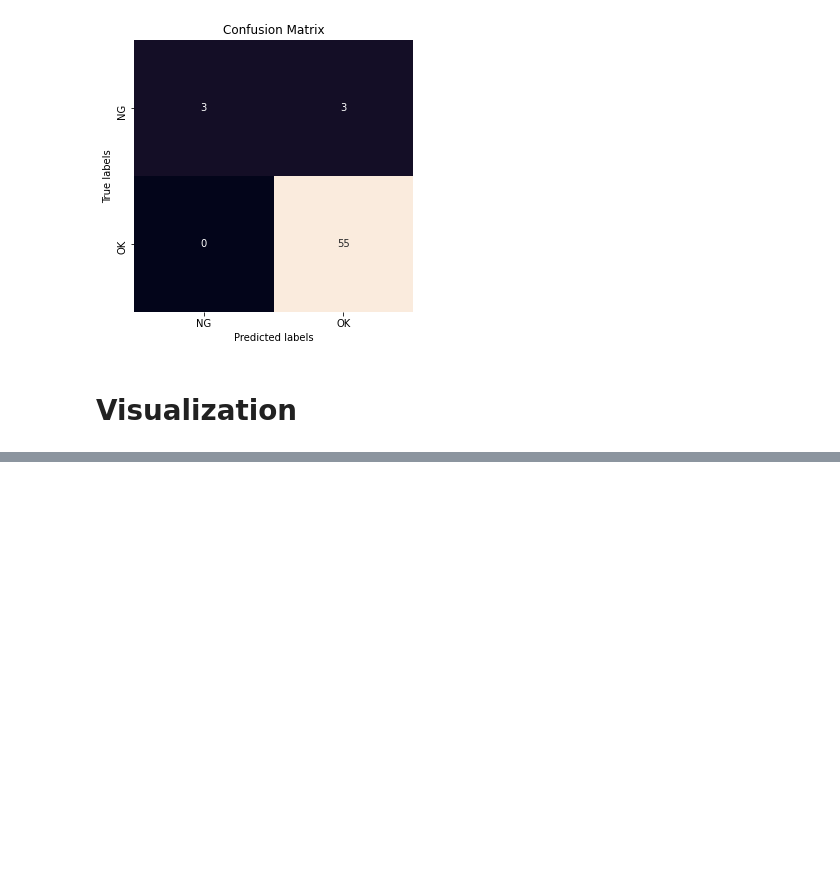
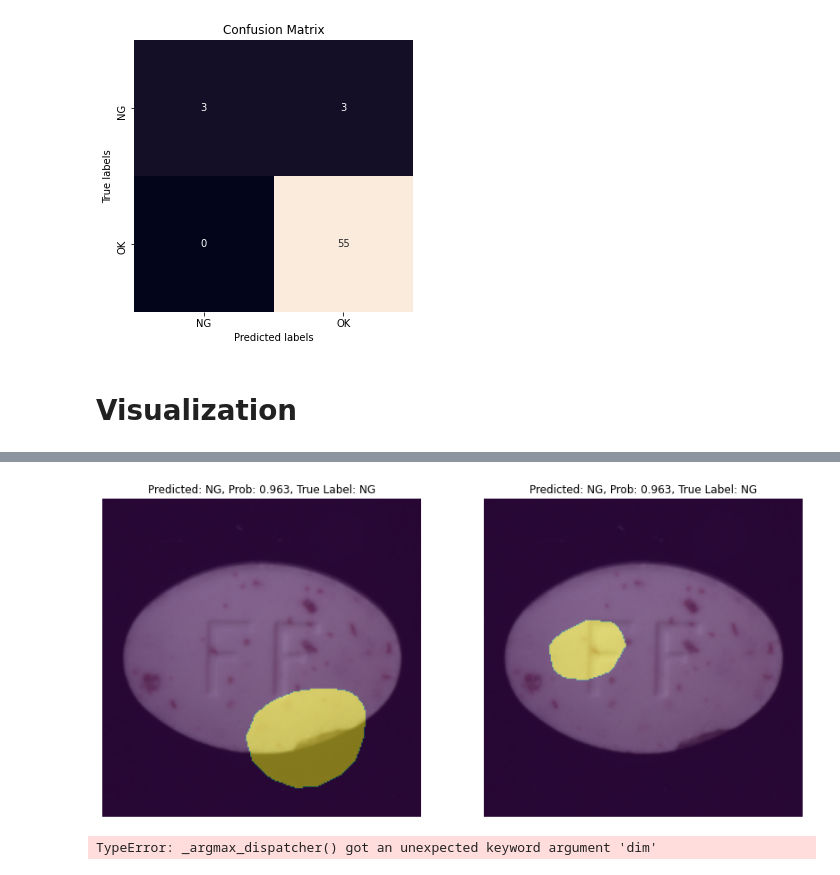
Before and after one commit to OlgaChernytska/Visual-Inspection, a Jupyter notebook: Training.ipynb, the cells around one changed output, grey strips where cells are left out. Cells and saved outputs as stored; diff of their text form; code cells hidden in the pictures; blank space fills up the shorter version.

```diff
--- a/Training.ipynb
+++ b/Training.ipynb
@@ -66,0 +118,9 @@ preds = model(batch[0].to(device))
+# %%
+model.eval()
+
+for inputs, labels in test_loader:
+    inputs = inputs.to(device)
+    out = model(inputs)
+    probs, class_preds = torch.max(out[0], dim=-1)
+    feature_maps = out[1]
+    break
@@ -66,0 +139,43 @@ preds = model(batch[0].to(device))
+# %%
+class_names = test_loader.dataset.classes
+transform_to_PIL = transforms.ToPILImage()
+
+img_i = 4
+img = transform_to_PIL(inputs[img_i])
+class_pred = class_preds[img_i]
+prob = probs[img_i]
+label = labels[img_i]
+feature_map0 = feature_maps[img_i][0].cpu().detach()
+feature_map1 = feature_maps[img_i][1].cpu().detach()
+
+
+plt.figure(figsize=[14, 7])
+
+plt.subplot(1, 2, 1)
+plt.imshow(img)
+plt.axis("off")
+plt.title(
+    "Predicted: {}, Prob: {:.3f}, True Label: {}".format(
+        class_names[class_pred], prob, class_names[label]
+    )
+)
+plt.imshow(feature_map0 > 10, alpha=0.5)
+
+plt.subplot(1, 2, 2)
+plt.imshow(img)
+plt.axis("off")
+plt.title(
+    "Predicted: {}, Prob: {:.3f}, True Label: {}".format(
+        class_names[class_pred], prob, class_names[label]
+    )
+)
+plt.imshow(feature_map1 > 10, alpha=0.5)
+
+plt.show()
+# %% [output]
+[figure, added]
+# %%
+thres = 15
+np.argmax(feature_map0 > thres, dim=0)
+# %% [output]
+TypeError: _argmax_dispatcher() got an unexpected keyword argument 'dim'
```
Also changed, not shown: parts of 37 cells of this notebook, 1 other file.
